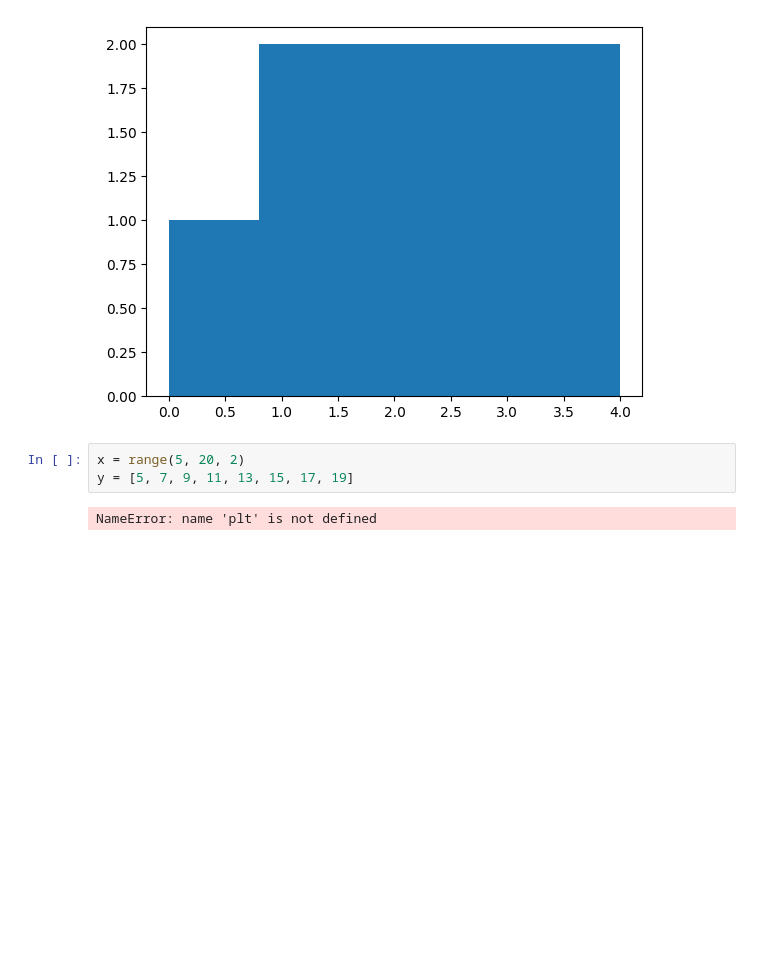
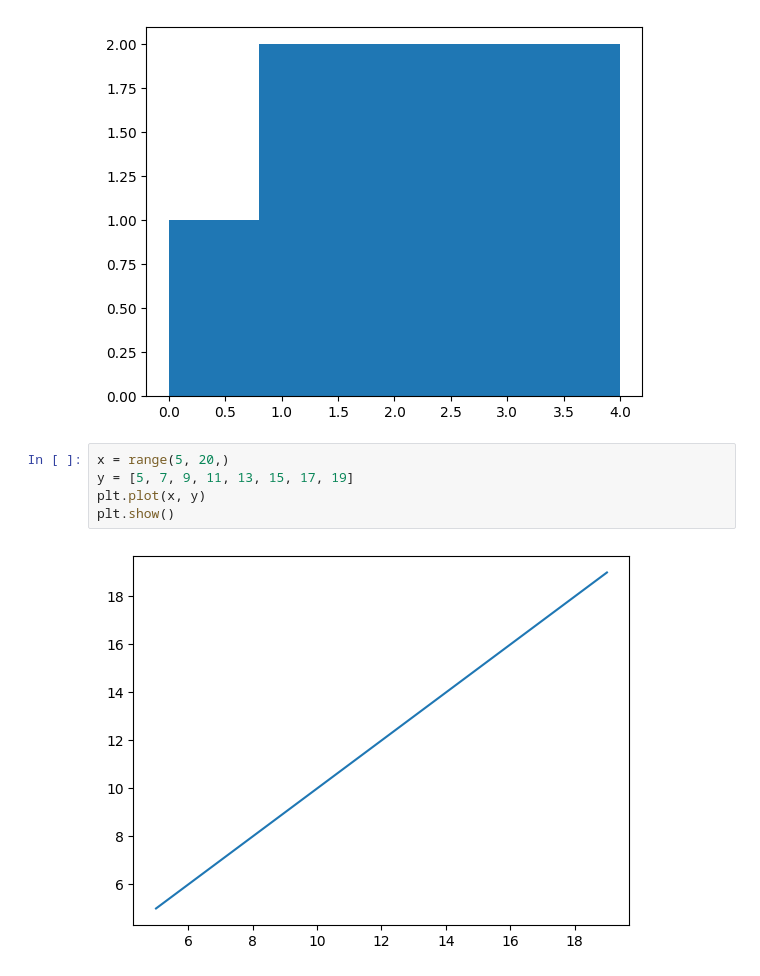
Before and after one commit to AbhishekShah272002/Machine-Learning-Study., a Jupyter notebook: Work/Work_06.ipynb, the cells around one changed output. Drawn from its saved outputs; the diff is of its cells as text; blank space fills up the shorter version.

```diff
--- a/Work/Work_06.ipynb
+++ b/Work/Work_06.ipynb
@@ -55,7 +55,9 @@ plt.show()
 # %% [output]
 [figure]
 # %%
-x = range(5, 20, 2)
+x = range(5, 20,)
 y = [5, 7, 9, 11, 13, 15, 17, 19]
+plt.plot(x, y)
+plt.show()
 # %% [output]
-NameError: name 'plt' is not defined
+[figure, added]
```
